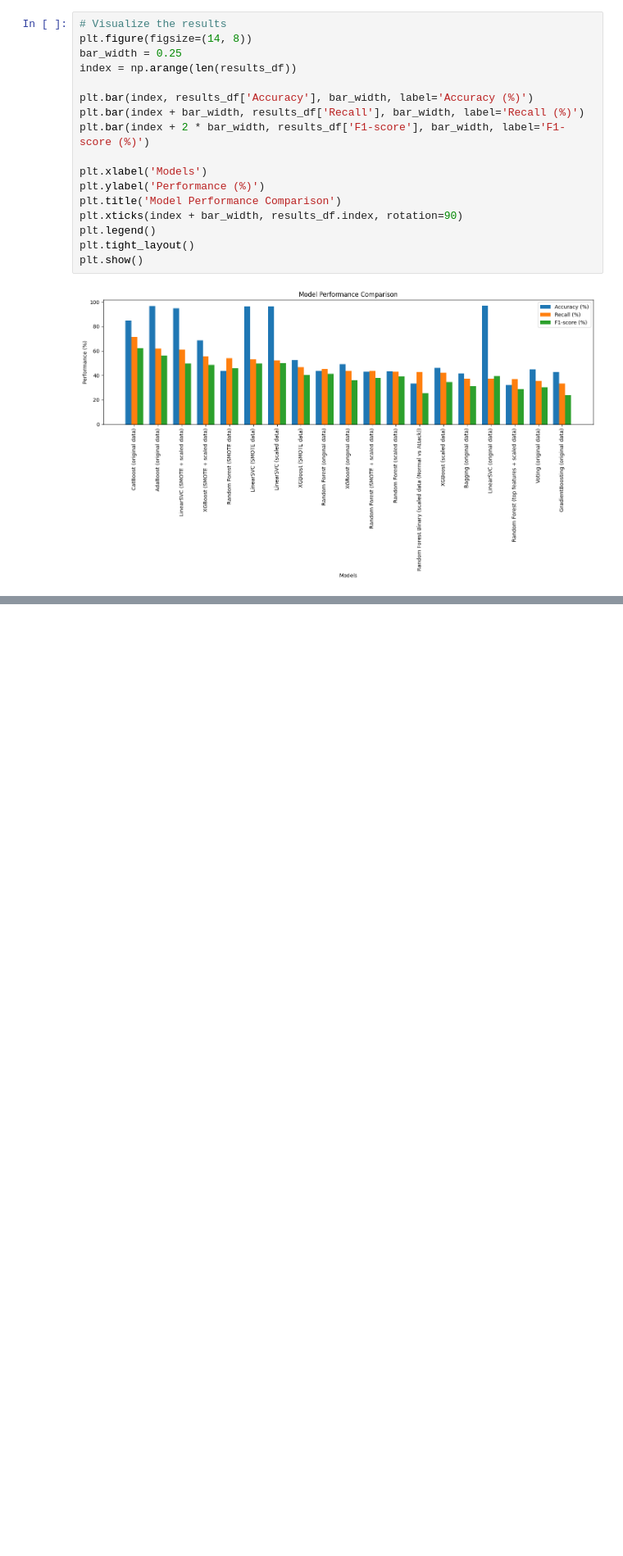
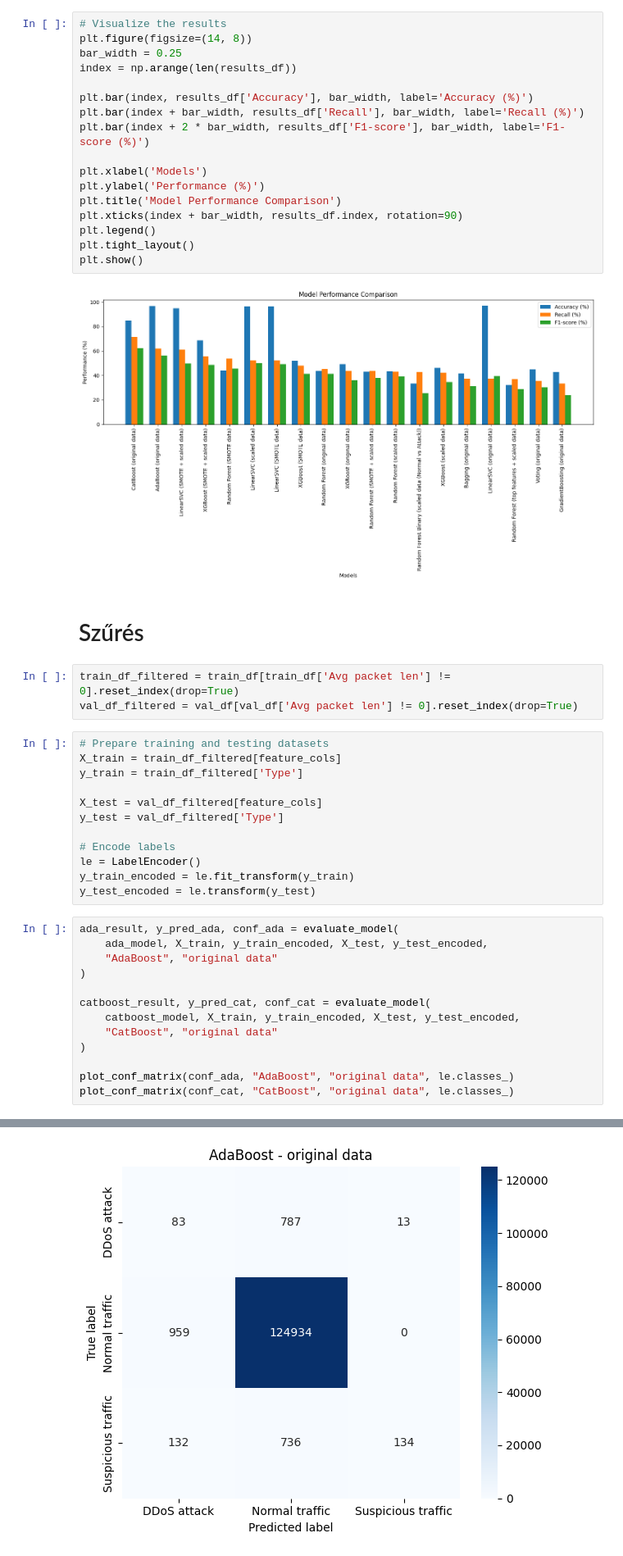
Before and after one commit to varsanyimate/ddos, a Jupyter notebook: src/baseline_model_comparison.ipynb, the cells around one changed output, grey strips where cells are left out. Shown at 82% size. Saved outputs shown, nothing was run; the diff lists cells and outputs as text; blank space fills up the shorter version.

Commit message:
new models, DL

```diff
--- a/src/baseline_model_comparison.ipynb
+++ b/src/baseline_model_comparison.ipynb
@@ -595,3 +927,34 @@ plt.tight_layout()
 plt.show()
 # %% [output]
 [figure]
+# %% [markdown]
+# Szűrés
+# %%
+train_df_filtered = train_df[train_df['Avg packet len'] != 0].reset_index(drop=True)
+val_df_filtered = val_df[val_df['Avg packet len'] != 0].reset_index(drop=True)
+# %%
+# Prepare training and testing datasets
+X_train = train_df_filtered[feature_cols]
+y_train = train_df_filtered['Type']
+
+X_test = val_df_filtered[feature_cols]
+y_test = val_df_filtered['Type']
+
+# Encode labels
+le = LabelEncoder()
+y_train_encoded = le.fit_transform(y_train)
+y_test_encoded = le.transform(y_test)
+# %%
+ada_result, y_pred_ada, conf_ada = evaluate_model(
+    ada_model, X_train, y_train_encoded, X_test, y_test_encoded,
+    "AdaBoost", "original data"
+)
+
+catboost_result, y_pred_cat, conf_cat = evaluate_model(
+    catboost_model, X_train, y_train_encoded, X_test, y_test_encoded,
+    "CatBoost", "original data"
+)
+
+plot_conf_matrix(conf_ada, "AdaBoost", "original data", le.classes_)
+plot_conf_matrix(conf_cat, "CatBoost", "original data", le.classes_)
+# %% [output]
@@ -597,0 +973 @@ plt.show()
+[figure, added]
```
Also changed, not shown: parts of 31 cells of this notebook, 3 other files.
